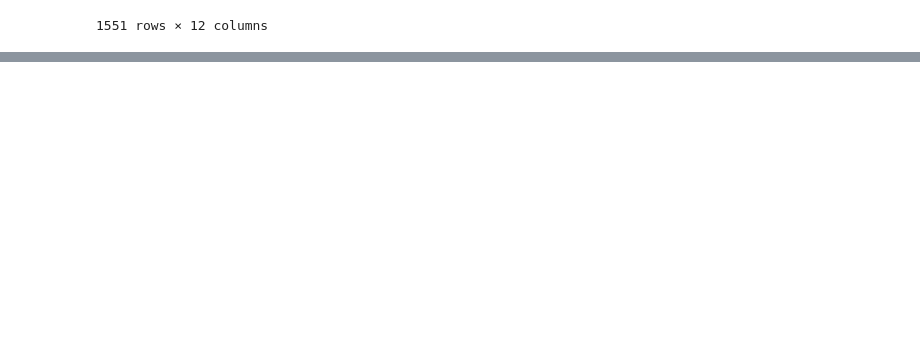
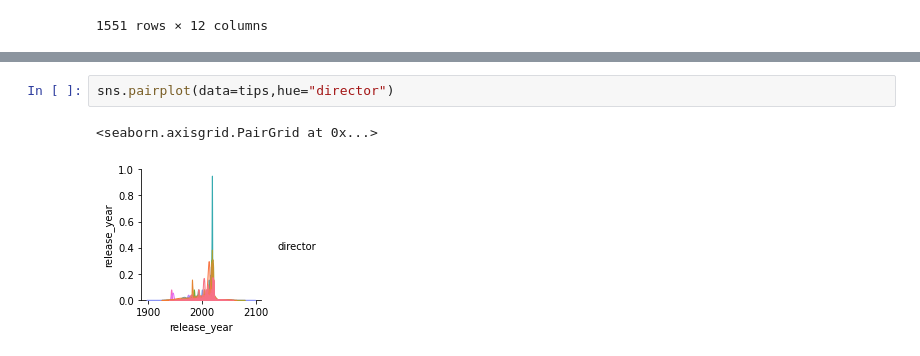
Before and after one commit to pkmariya/Python, a Jupyter notebook: NetflixProject_Mariya_DSMLJune22.ipynb, the cells around one changed output, grey strips where cells are left out. Cells and saved outputs as stored; diff of their text form; blank space fills up the shorter version.

```diff
--- a/NetflixProject_Mariya_DSMLJune22.ipynb
+++ b/NetflixProject_Mariya_DSMLJune22.ipynb
@@ -405,0 +491,5 @@ month_wise_list
+# %%
+sns.pairplot(data=tips,hue="director")
+# %% [output]
+<seaborn.axisgrid.PairGrid at 0x...>
+[figure, added]
```
Also changed, not shown: parts of 14 cells of this notebook.
